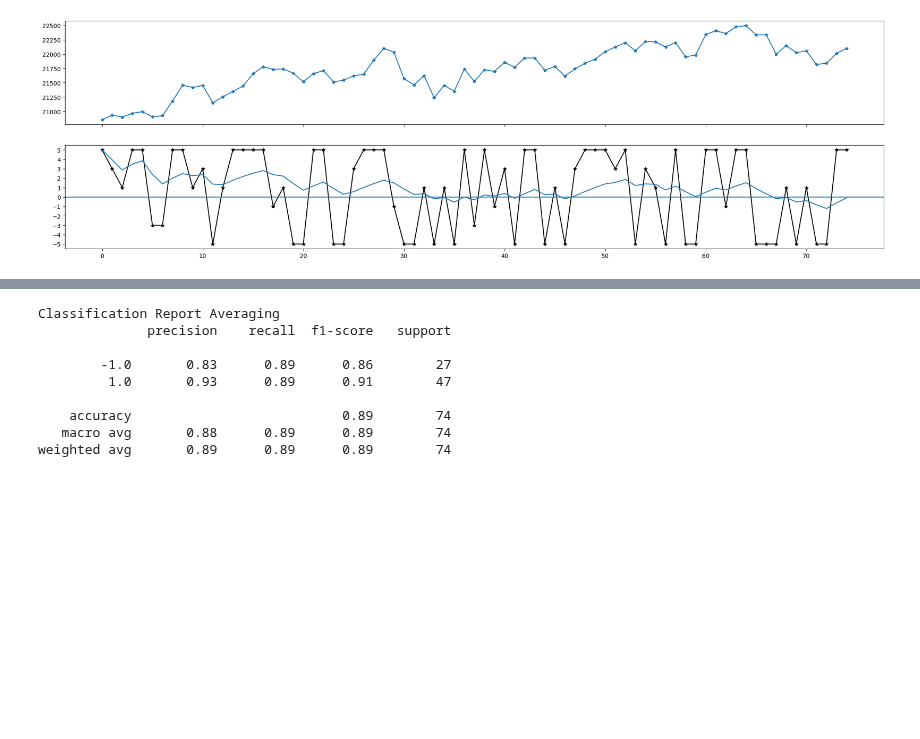
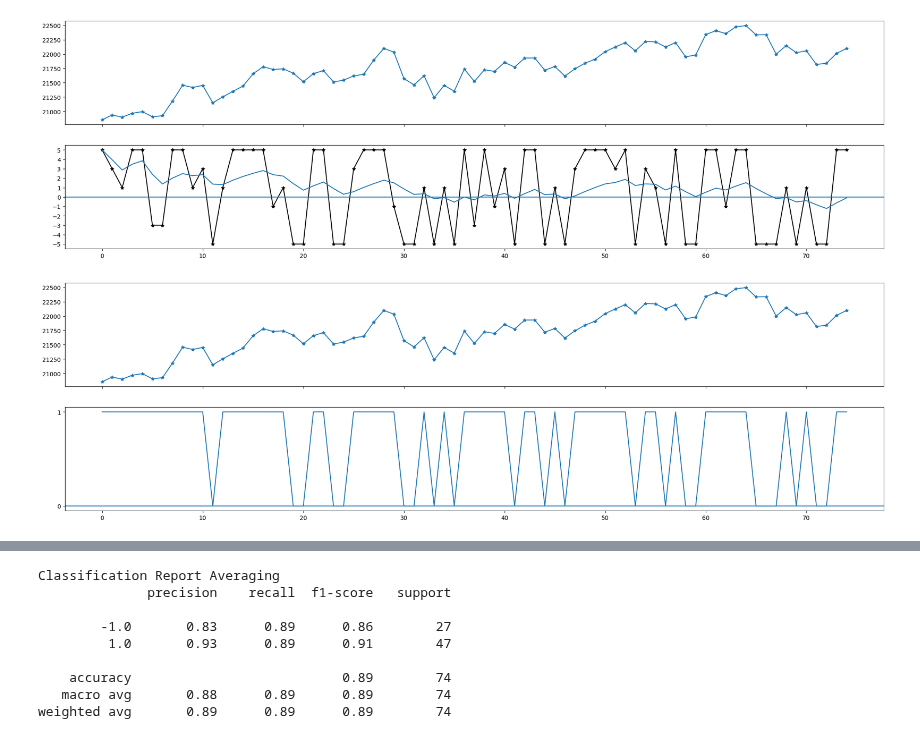
Before and after one commit to anirbanghoshsbi/.github.io, a Jupyter notebook: work/ML_classifier_averaging.ipynb, the cells around one changed output, grey strips where cells are left out. Cells and saved outputs as stored; diff of their text form; code cells hidden in the pictures; blank space fills up the shorter version.

```diff
--- a/work/ML_classifier_averaging.ipynb
+++ b/work/ML_classifier_averaging.ipynb
@@ -164,7 +158,7 @@ y_test = Y_Cols[samp_test:]
 #sample_w=price_data[:samp_train].Strength_Flag.values
 # %%
 models_L1 = [
-    LogisticRegression(max_iter=8000),
+    LogisticRegression(max_iter=12000),
     svm.SVC(kernel='linear'),
     ExtraTreesClassifier(random_state=0, n_jobs=-1,
                          n_estimators=100, max_depth=3,class_weight='balanced' ),
@@ -551,0 +544,10 @@ ax[1].axhline(y=0);
+# %%
+fig, ax = plt.subplots(2,1, figsize=(25,7),sharex=True)
+ax[0].plot(pd.Series(price_data_new['Close'].values,),'*-')
+rng = np.arange(-9,8,1)
+ax[1].set_yticks(rng)
+ax[1].plot(pd.Series(np.where(S_test_new.sum(axis=1)>-5,1,0)))
+#ax[1].plot(pd.Series(S_test_new[:].sum(axis=1)).ewm(span=20).mean())
+ax[1].axhline(y=0);
+# %% [output]
+[figure, added]
```
Also changed, not shown: parts of 5 cells of this notebook.
